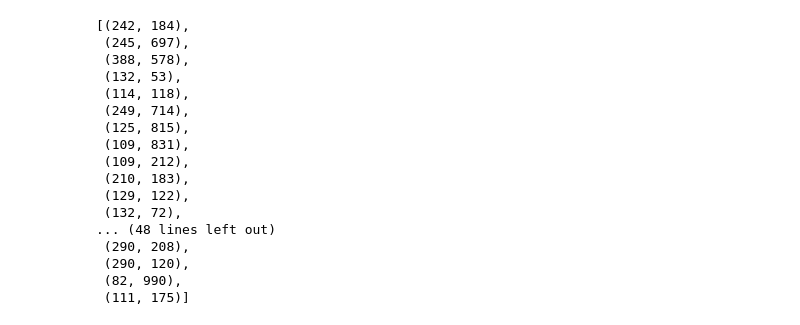
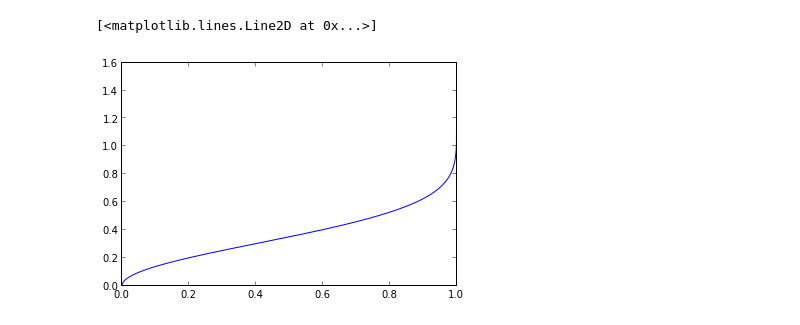
Before and after one commit to pavelgrib/hdr, a Jupyter notebook: cw2/ImageSampling.ipynb, the cells around one changed output. Saved outputs shown, nothing was run; the diff lists cells and outputs as text; code cells hidden in the pictures.

```diff
--- a/cw2/ImageSampling.ipynb
+++ b/cw2/ImageSampling.ipynb
@@ -98,20 +102,0 @@ plt.imshow(
-# %%
-samples
-# %% [output]
-[(242, 184),
- (245, 697),
- (388, 578),
- (132, 53),
- (114, 118),
- (249, 714),
- (125, 815),
- (109, 831),
- (109, 212),
- (210, 183),
- (129, 122),
- (132, 72),
-... (48 lines left out)
- (290, 208),
- (290, 120),
- (82, 990),
- (111, 175)]
@@ -120,0 +105,11 @@ testArr.shape
+# %%
+n = 10
+def thetaFunc(u):
+	return math.acos(math.pow(1-u, 1.0/(n + 1)))
+
+theta = np.linspace(0,1,1000)
+thetaF = map(thetaFunc, theta)
+plt.plot(theta,thetaF)
+# %% [output]
+[<matplotlib.lines.Line2D at 0x...>]
+[figure, added]
```
Also changed, not shown: parts of 41 cells of this notebook, 10 other files.
